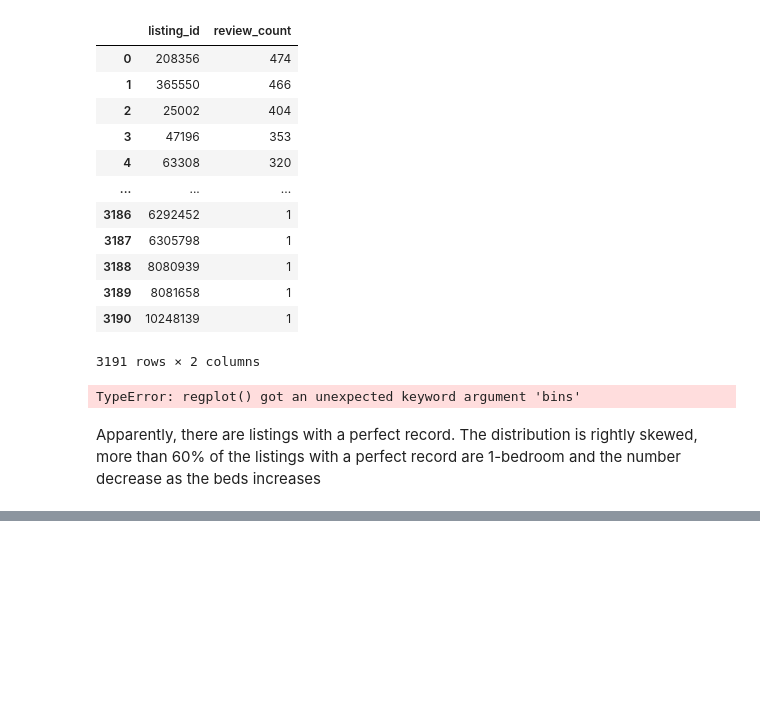
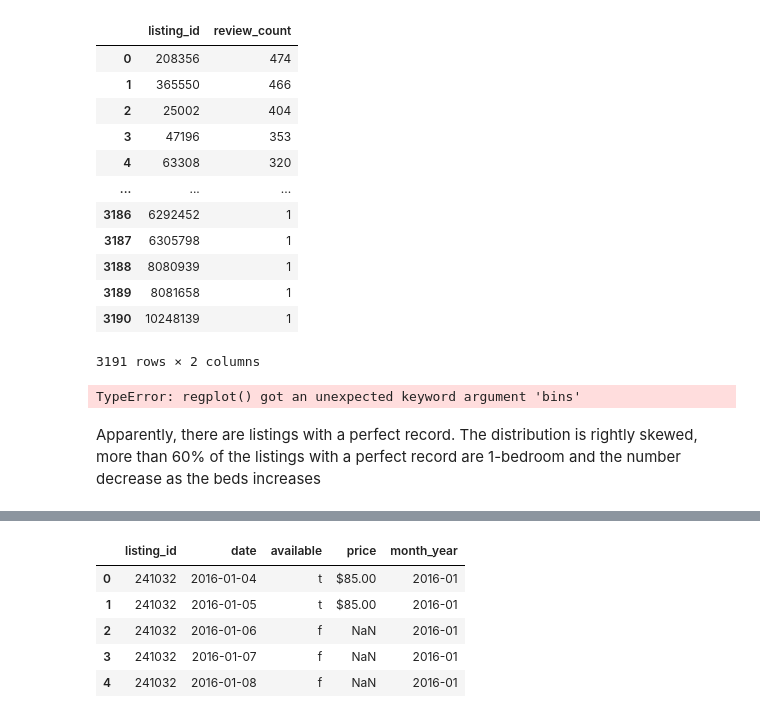
Before and after one commit to fabdanolu/Seattle-Airbnb, a Jupyter notebook: seattle.ipynb, the cells around one changed output, grey strips where cells are left out. Saved outputs shown, nothing was run; the diff lists cells and outputs as text; code cells hidden in the pictures; blank space fills up the shorter version.

```diff
--- a/seattle.ipynb
+++ b/seattle.ipynb
@@ -788,0 +821,10 @@ Apparently, there are listings with a perfect record. The distribution is rightl
+# %%
+calendar_df['month_year'] = pd.to_datetime(calendar_df['date']).dt.to_period('M')
+calendar_df.head()
+# %% [output]
+|  | listing_id | date | available | price | month_year |
+| 0 | 241032 | 2016-01-04 | t | $85.00 | 2016-01 |
+| 1 | 241032 | 2016-01-05 | t | $85.00 | 2016-01 |
+| 2 | 241032 | 2016-01-06 | f | NaN | 2016-01 |
+| 3 | 241032 | 2016-01-07 | f | NaN | 2016-01 |
+| 4 | 241032 | 2016-01-08 | f | NaN | 2016-01 |
```
Also changed, not shown: parts of 23 cells of this notebook.
